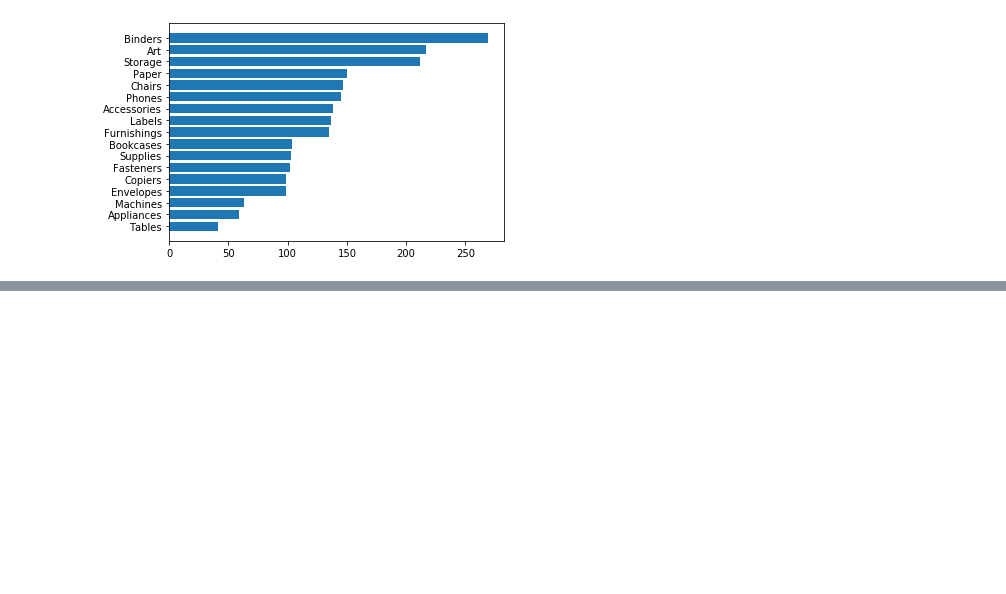
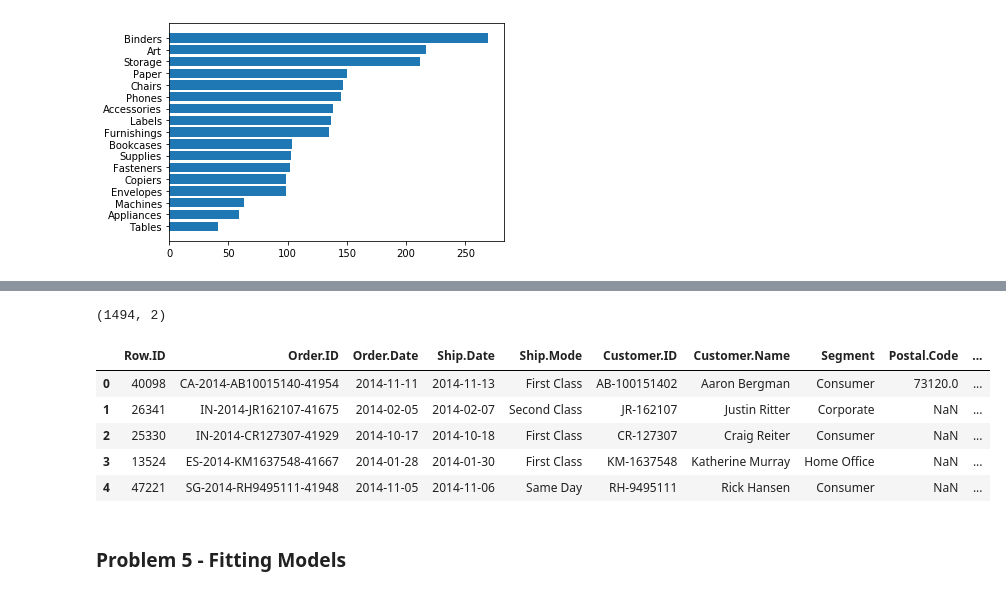
Before and after one commit to sophieying24/ML22_lab, a Jupyter notebook: ML_Part1.ipynb, the cells around one changed output, grey strips where cells are left out. Saved outputs shown, nothing was run; the diff lists cells and outputs as text; code cells hidden in the pictures; blank space fills up the shorter version.

```diff
--- a/ML_Part1.ipynb
+++ b/ML_Part1.ipynb
@@ -280,0 +323,4 @@ plt.barh(dfcat['Sub.Category'], dfcat['Order.ID'])
+# %%
+full['Process.Time'] = (full['Ship.Date'] - full['Order.Date']).astype(str)
+# %%
+full['Process.Time'] = full['Process.Time'].map(lambda t: int(t[0]))
@@ -280,0 +329,3 @@ plt.barh(dfcat['Sub.Category'], dfcat['Order.ID'])
+# %%
+full_prod = full.loc[full.Returned == "Yes"].groupby("Product.ID",as_index=False).agg('count')[['Product.ID', "Order.ID"]]
+full_prod.columns = ['Product.ID', "num_returned"]
@@ -280,0 +352,15 @@ plt.barh(dfcat['Sub.Category'], dfcat['Order.ID'])
+# %%
+test.shape
+# %% [output]
+(1494, 2)
+# %%
+full = pd.merge(full, full_prod, how='left', on = "Product.ID")
+# %%
+full.head()
+# %% [output]
+|  | Row.ID | Order.ID | Order.Date | Ship.Date | Ship.Mode | Customer.ID | Customer.Name | Segment | Postal.Code | ... |
+| 0 | 40098 | CA-2014-AB10015140-41954 | 2014-11-11 | 2014-11-13 | First Class | AB-100151402 | Aaron Bergman | Consumer | 73120.0 | ... |
+| 1 | 26341 | IN-2014-JR162107-41675 | 2014-02-05 | 2014-02-07 | Second Class | JR-162107 | Justin Ritter | Corporate | NaN | ... |
+| 2 | 25330 | IN-2014-CR127307-41929 | 2014-10-17 | 2014-10-18 | First Class | CR-127307 | Craig Reiter | Consumer | NaN | ... |
+| 3 | 13524 | ES-2014-KM1637548-41667 | 2014-01-28 | 2014-01-30 | First Class | KM-1637548 | Katherine Murray | Home Office | NaN | ... |
+| 4 | 47221 | SG-2014-RH9495111-41948 | 2014-11-05 | 2014-11-06 | Same Day | RH-9495111 | Rick Hansen | Consumer | NaN | ... |
@@ -280,0 +371,2 @@ plt.barh(dfcat['Sub.Category'], dfcat['Order.ID'])
+# %% [markdown]
+### Problem 5 - Fitting Models
```
Also changed, not shown: parts of 44 cells of this notebook, 2 other files.
